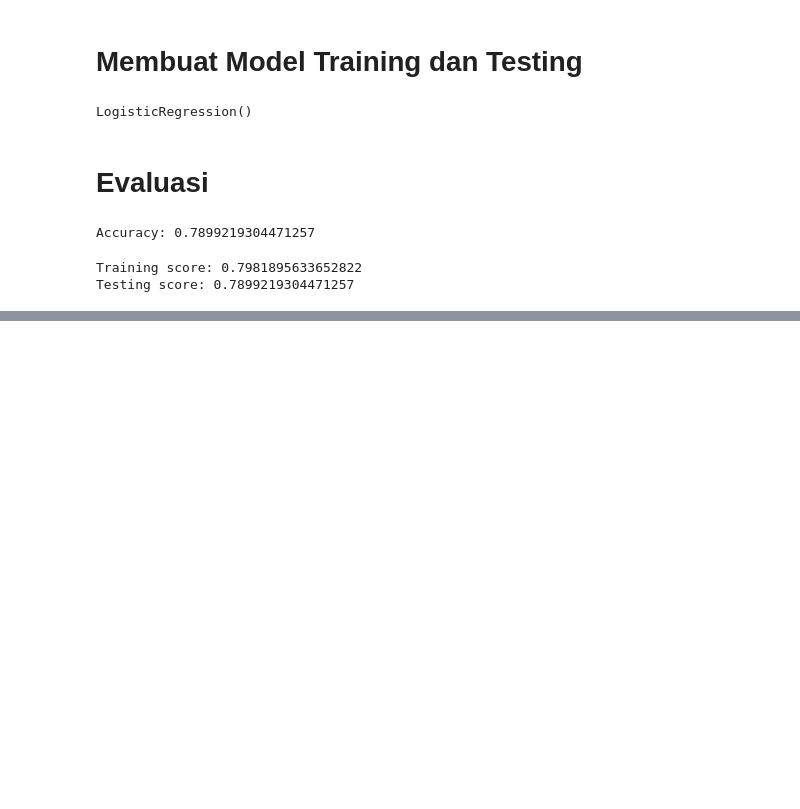
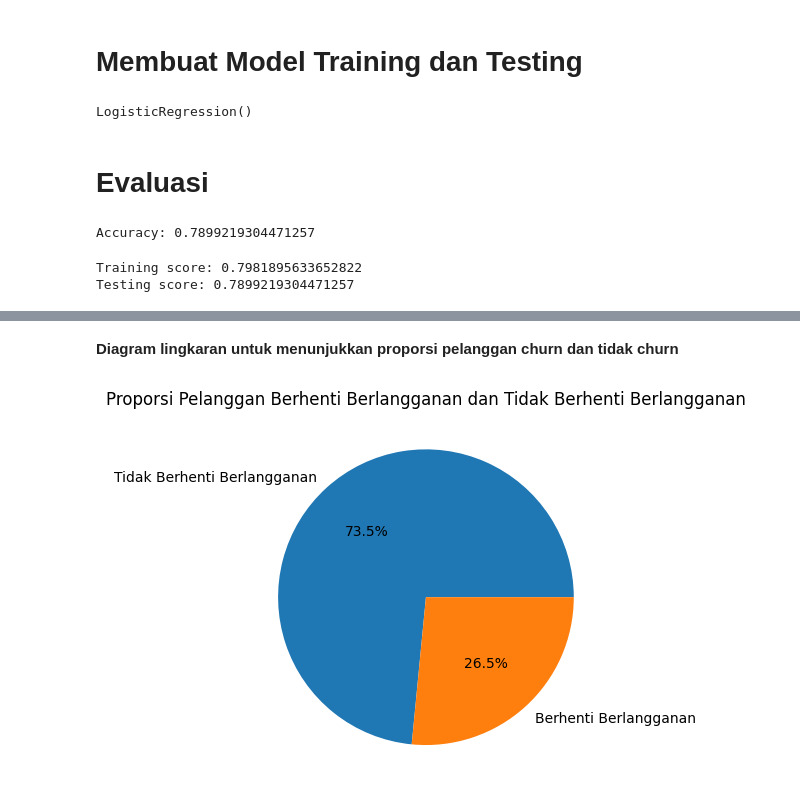
Before and after one commit to masfudindc/DSW_2023, a Jupyter notebook: dsw.ipynb, the cells around one changed output, grey strips where cells are left out. Saved outputs shown, nothing was run; the diff lists cells and outputs as text; code cells hidden in the pictures; blank space fills up the shorter version.

```diff
--- a/dsw.ipynb
+++ b/dsw.ipynb
@@ -147,0 +172,8 @@ Testing score: 0.7899219304471257
+# %% [markdown]
+**Diagram lingkaran untuk menunjukkan proporsi pelanggan churn dan tidak churn**
+# %%
+plt.pie(df['Churn Label'].value_counts(), labels=['Tidak Berhenti Berlangganan', 'Berhenti Berlangganan'], autopct='%1.1f%%')
+plt.title('Proporsi Pelanggan Berhenti Berlangganan dan Tidak Berhenti Berlangganan')
+plt.show()
+# %% [output]
+[figure, added]
```
Also changed, not shown: parts of 13 cells of this notebook.
